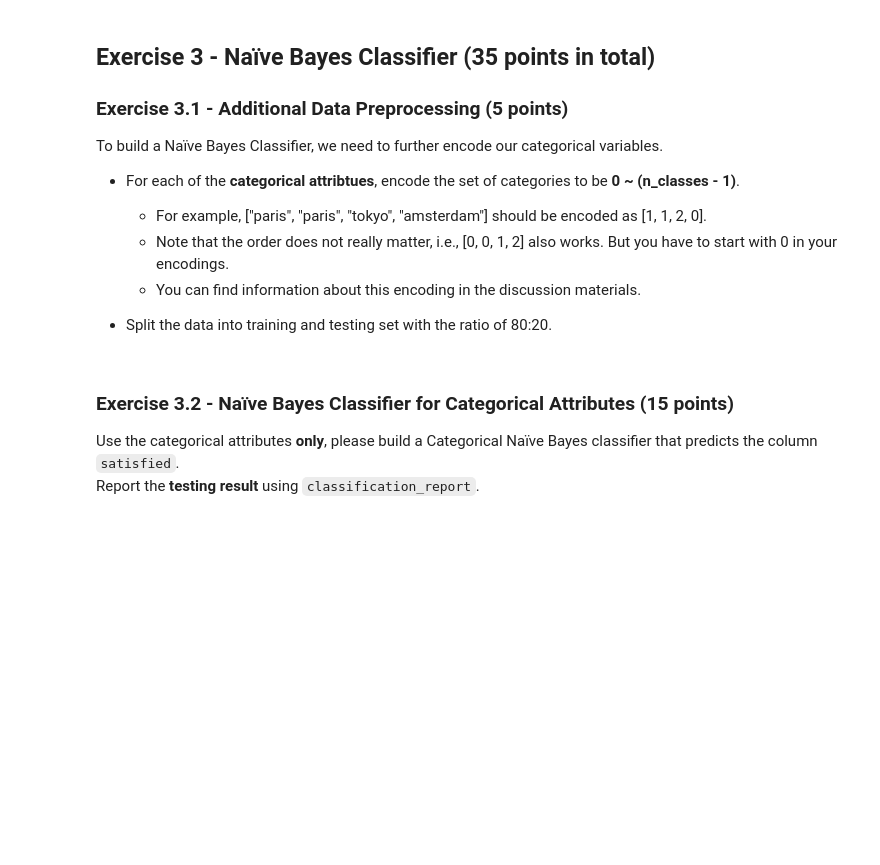
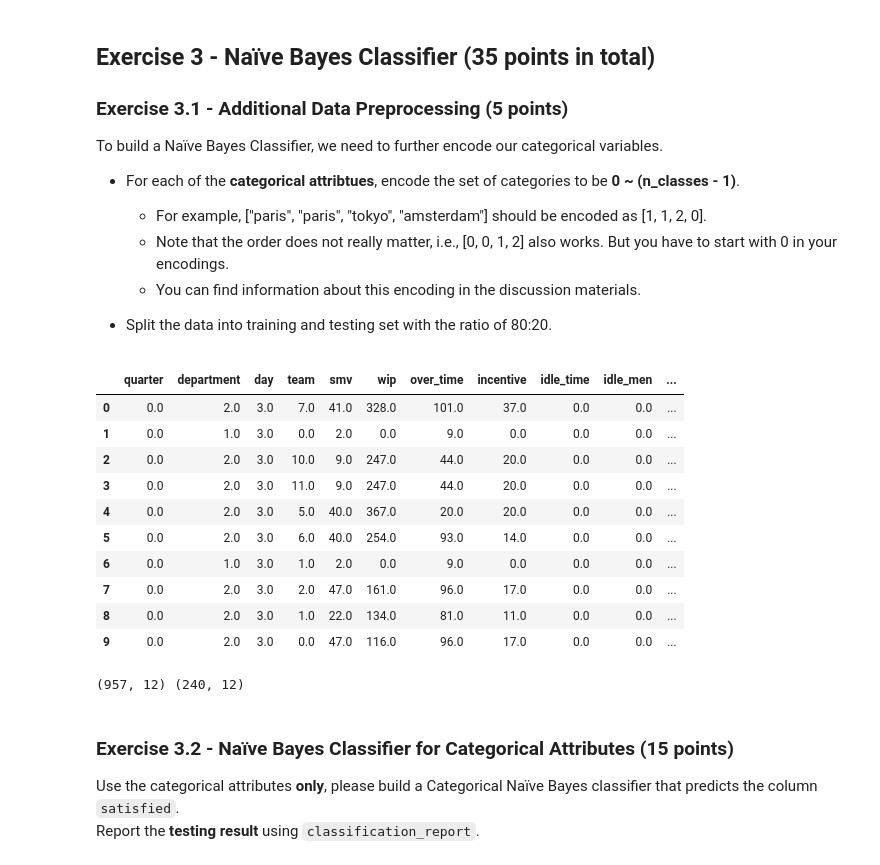
Before and after one commit to tajsharma/ecs171, a Jupyter notebook: hw3/Homework 3.ipynb, the cells around one changed output. Drawn from its saved outputs; the diff is of its cells as text; code cells hidden in the pictures; blank space fills up the shorter version.

```diff
--- a/hw3/Homework 3.ipynb
+++ b/hw3/Homework 3.ipynb
@@ -241,6 +241,32 @@ To build a Naïve Bayes Classifier, we need to further encode our categorical va
  - Split the data into training and testing set with the ratio of 80:20.
 # %%
 # Remember to continue the task with your processed data from Exercise 1
+df_nb = df.copy()
+df_nb = pd.DataFrame(preprocessing.OrdinalEncoder().fit_transform(df_nb), columns=df_nb.columns)
+# OrdinalEncoder will skip numerical values. LabelEncoder also works as they share the same functionality.
+display(df_nb.head(10))
+# %% [output]
+|  | quarter | department | day | team | smv | wip | over_time | incentive | idle_time | idle_men | ... |
+| 0 | 0.0 | 2.0 | 3.0 | 7.0 | 41.0 | 328.0 | 101.0 | 37.0 | 0.0 | 0.0 | ... |
+| 1 | 0.0 | 1.0 | 3.0 | 0.0 | 2.0 | 0.0 | 9.0 | 0.0 | 0.0 | 0.0 | ... |
+| 2 | 0.0 | 2.0 | 3.0 | 10.0 | 9.0 | 247.0 | 44.0 | 20.0 | 0.0 | 0.0 | ... |
+| 3 | 0.0 | 2.0 | 3.0 | 11.0 | 9.0 | 247.0 | 44.0 | 20.0 | 0.0 | 0.0 | ... |
+| 4 | 0.0 | 2.0 | 3.0 | 5.0 | 40.0 | 367.0 | 20.0 | 20.0 | 0.0 | 0.0 | ... |
+| 5 | 0.0 | 2.0 | 3.0 | 6.0 | 40.0 | 254.0 | 93.0 | 14.0 | 0.0 | 0.0 | ... |
+| 6 | 0.0 | 1.0 | 3.0 | 1.0 | 2.0 | 0.0 | 9.0 | 0.0 | 0.0 | 0.0 | ... |
+| 7 | 0.0 | 2.0 | 3.0 | 2.0 | 47.0 | 161.0 | 96.0 | 17.0 | 0.0 | 0.0 | ... |
+| 8 | 0.0 | 2.0 | 3.0 | 1.0 | 22.0 | 134.0 | 81.0 | 11.0 | 0.0 | 0.0 | ... |
+| 9 | 0.0 | 2.0 | 3.0 | 0.0 | 47.0 | 116.0 | 96.0 | 17.0 | 0.0 | 0.0 | ... |
+# %%
+nb_train, nb_test = train_test_split(df_nb, test_size=0.2)
+X_nb_train = nb_train.drop(columns=['satisfied'])
+y_nb_train = nb_train['satisfied']
+X_nb_test = nb_test.drop(columns=['satisfied'])
+y_nb_test = nb_test['satisfied']
+
+print(X_nb_train.shape, X_nb_test.shape)
+# %% [output]
+(957, 12) (240, 12)
 # %% [markdown]
 ### Exercise 3.2 - Naïve Bayes Classifier for Categorical Attributes (15 points)
 
```
Also changed, not shown: parts of 9 cells of this notebook.
